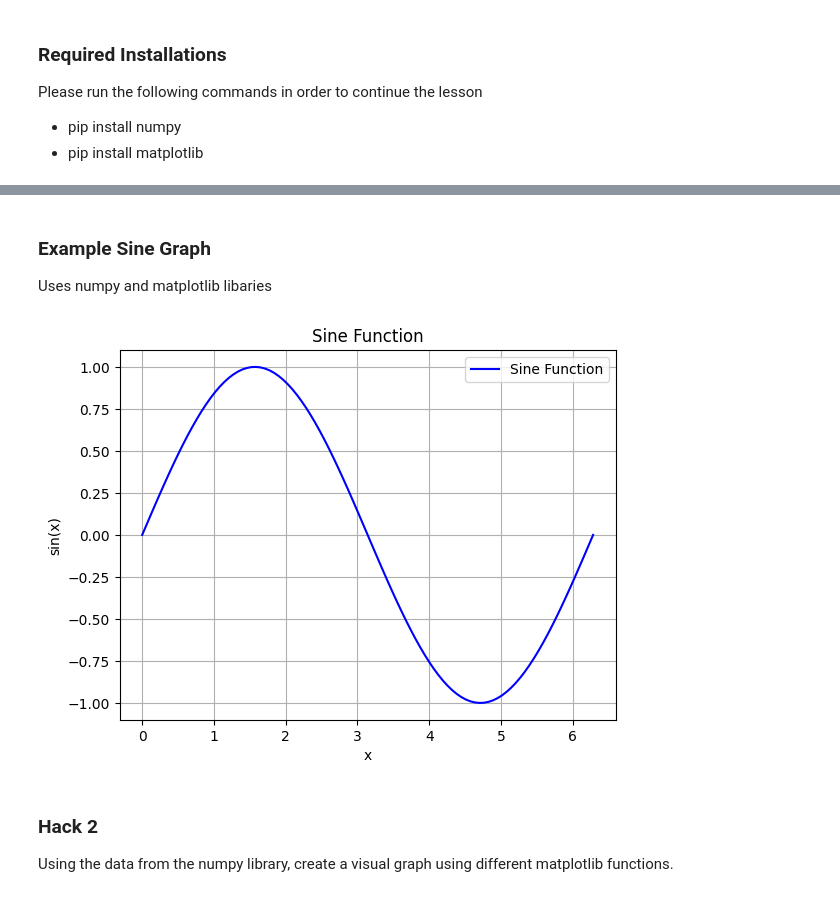
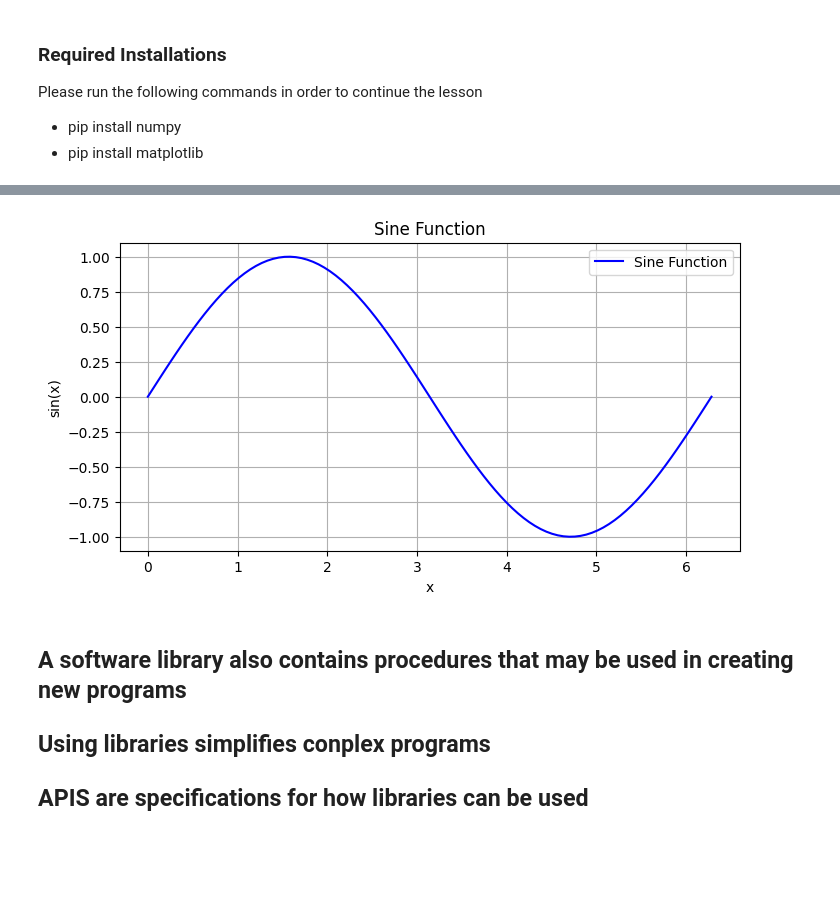
Before and after one commit to jkaeshim/Nighthawk-Pages, a Jupyter notebook: _notebooks/2023-10-26-Python-Libraries.ipynb, the cells around one changed output, grey strips where cells are left out. Cells and saved outputs as stored; diff of their text form; code cells hidden in the pictures; blank space fills up the shorter version.

```diff
--- a/_notebooks/2023-10-26-Python-Libraries.ipynb
+++ b/_notebooks/2023-10-26-Python-Libraries.ipynb
@@ -40,27 +35,21 @@ The Matplotlib library lets you create a visual representation of your data (gra
-# %% [markdown]
-### Example Sine Graph
-Uses numpy and matplotlib libaries
 # %%
 import numpy as np
 import matplotlib.pyplot as plt
 
 # Generate sample data with NumPy
 x = np.linspace(0, 2 * np.pi, 100)
 # Create an array of values from 0 to 2*pi
-# 100 is included to have 100 points distributed between 0 and 2π to make graph smoother
 y = np.sin(x)
 # Compute the sine of each value
 
 # Create a simple line plot using Matplotlib
+plt.figure(figsize=(8, 4))  # Set the figure size
 plt.plot(x, y, label='Sine Function', color='blue', linestyle='-')  # Create the plot
 plt.title('Sine Function')  # Set the title
 plt.xlabel('x')  # Label for the x-axis
 plt.ylabel('sin(x)')  # Label for the y-axis
 plt.grid(True)  # Display a grid
 plt.legend()  # Show the legend
 plt.show()  # Display the plot
 # %% [output]
-[figure, old version]
+[figure, new version]
-# %% [markdown]
-### Hack 2
-Using the data from the numpy library, create a visual graph using different matplotlib functions.
@@ -77,0 +56,8 @@ y1 = 2 * x + 1  # Set of data poits
+# %% [markdown]
+## A software library also contains procedures that may be used in creating new programs
+
+## Using libraries simplifies conplex programs
+
+## APIS are specifications for how libraries can be used
+
+##
```
Also changed, not shown: parts of 4 cells of this notebook.
